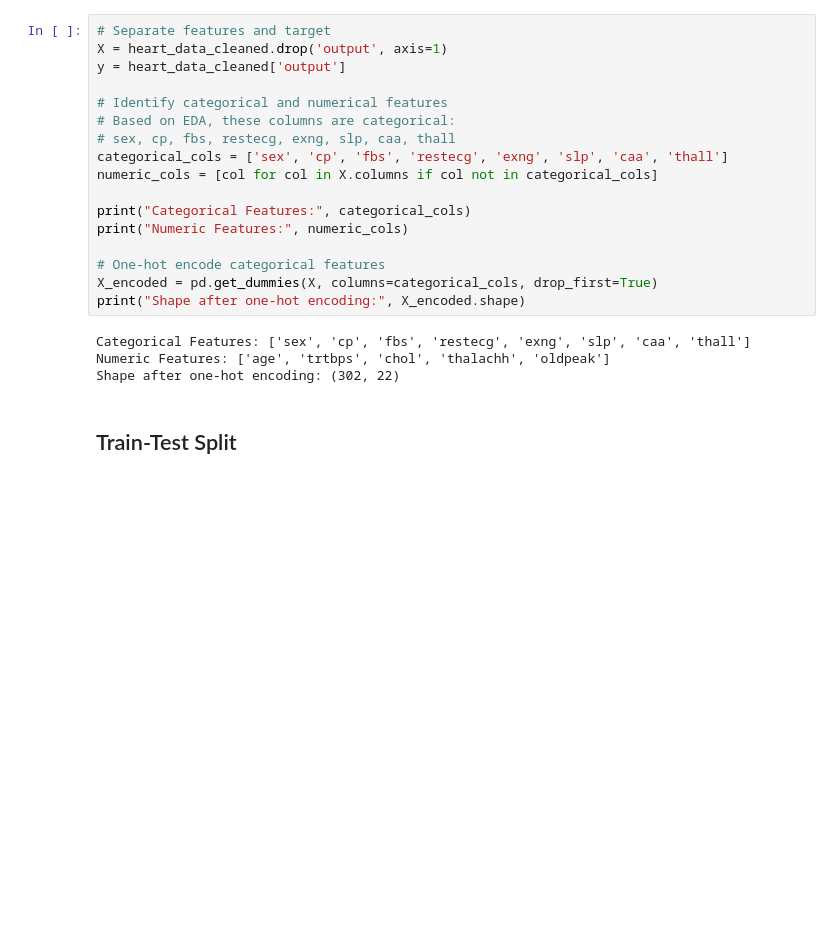
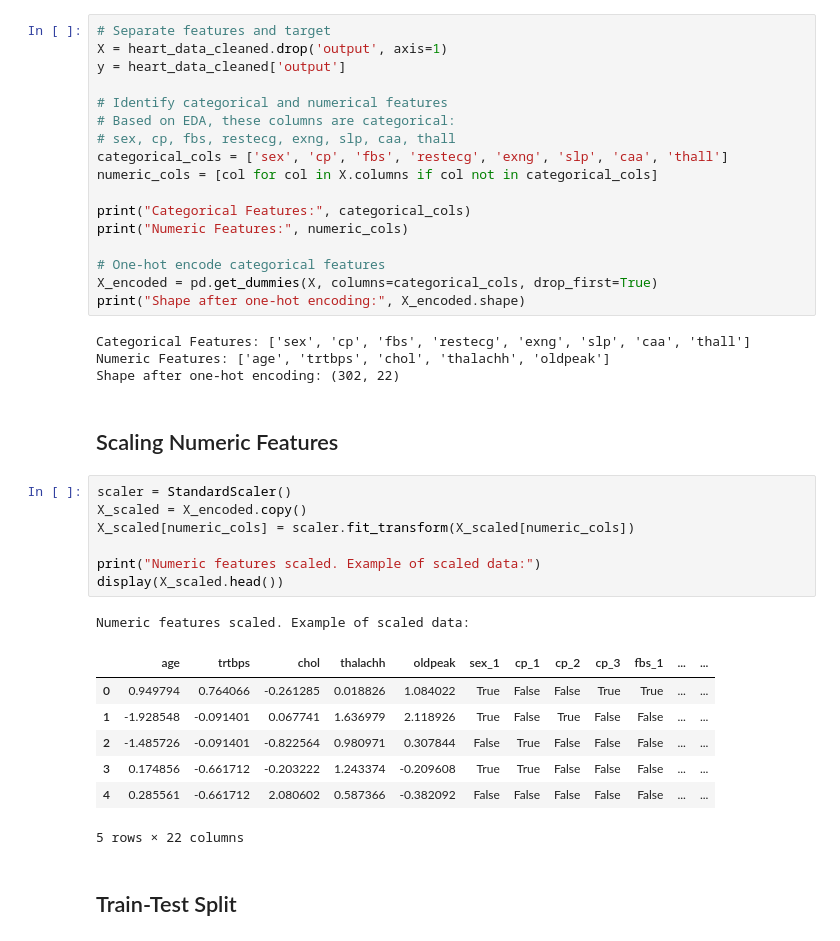
Before and after one commit to Asgar-Fataymamode/Heart-Attack-Prediction, a Jupyter notebook: Modelling_Notebook.ipynb, the cells around one changed output. Drawn from its saved outputs; the diff is of its cells as text; blank space fills up the shorter version.

```diff
--- a/Modelling_Notebook.ipynb
+++ b/Modelling_Notebook.ipynb
@@ -128,6 +119,24 @@ print("Shape after one-hot encoding:", X_encoded.shape)
 Categorical Features: ['sex', 'cp', 'fbs', 'restecg', 'exng', 'slp', 'caa', 'thall']
 Numeric Features: ['age', 'trtbps', 'chol', 'thalachh', 'oldpeak']
 Shape after one-hot encoding: (302, 22)
+# %% [markdown]
+## Scaling Numeric Features
+# %%
+scaler = StandardScaler()
+X_scaled = X_encoded.copy()
+X_scaled[numeric_cols] = scaler.fit_transform(X_scaled[numeric_cols])
+
+print("Numeric features scaled. Example of scaled data:")
+display(X_scaled.head())
+# %% [output]
+Numeric features scaled. Example of scaled data:
+|  | age | trtbps | chol | thalachh | oldpeak | sex_1 | cp_1 | cp_2 | cp_3 | fbs_1 | ... | ... |
+| 0 | 0.949794 | 0.764066 | -0.261285 | 0.018826 | 1.084022 | True | False | False | True | True | ... | ... |
+| 1 | -1.928548 | -0.091401 | 0.067741 | 1.636979 | 2.118926 | True | False | True | False | False | ... | ... |
+| 2 | -1.485726 | -0.091401 | -0.822564 | 0.980971 | 0.307844 | False | True | False | False | False | ... | ... |
+| 3 | 0.174856 | -0.661712 | -0.203222 | 1.243374 | -0.209608 | True | True | False | False | False | ... | ... |
+| 4 | 0.285561 | -0.661712 | 2.080602 | 0.587366 | -0.382092 | False | False | False | False | False | ... | ... |
+5 rows × 22 columns
 # %% [markdown]
 ## Train-Test Split
 # %%
```
Also changed, not shown: parts of 6 cells of this notebook, 3 other files.
